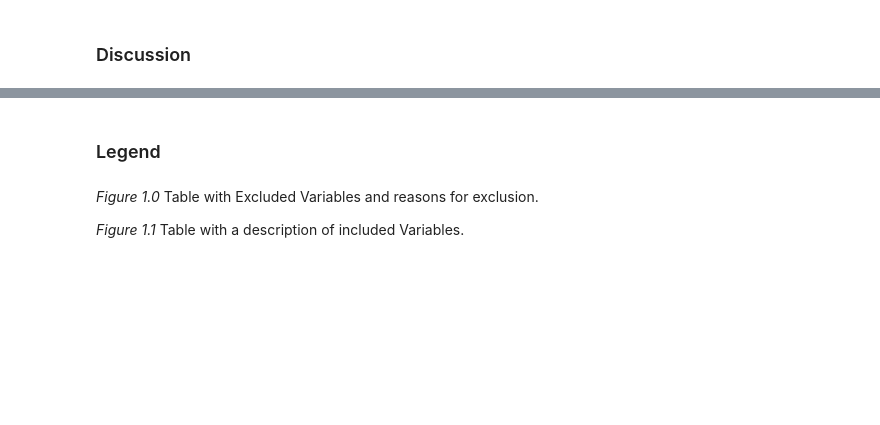
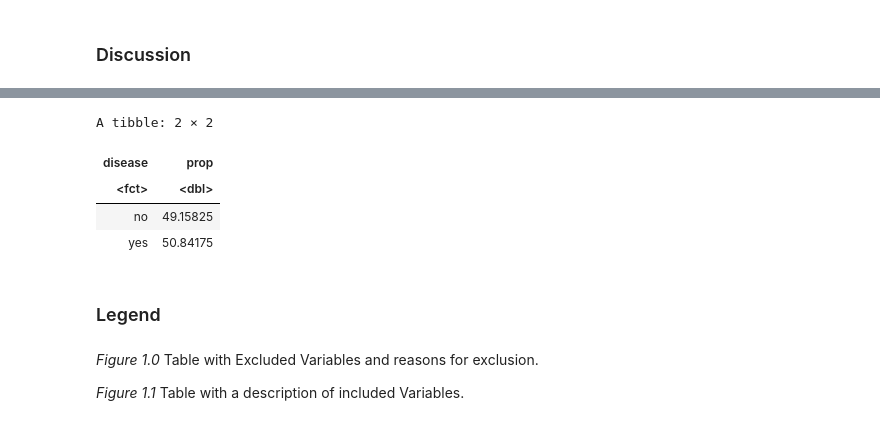
Before and after one commit to HUCKLEandtheSTALKER/DSCI100-jupyter-worksheets, a Jupyter notebook: project.ipynb, the cells around one changed output, grey strips where cells are left out. Cells and saved outputs as stored; diff of their text form; code cells hidden in the pictures; blank space fills up the shorter version.

```diff
--- a/project.ipynb
+++ b/project.ipynb
@@ -274,3 +272,14 @@ heart_pairs
+# %%
+prop <- heart_testing |>
+    group_by(disease) |>
+    summarize(prop = n()/297*100)
+prop
+# %% [output]
+A tibble: 2 × 2
+| disease | prop |
+| <fct> | <dbl> |
+| no | 49.15825 |
+| yes | 50.84175 |
 # %% [markdown]
 ### Legend
 # %% [markdown]
```
Also changed, not shown: parts of 7 cells of this notebook.
